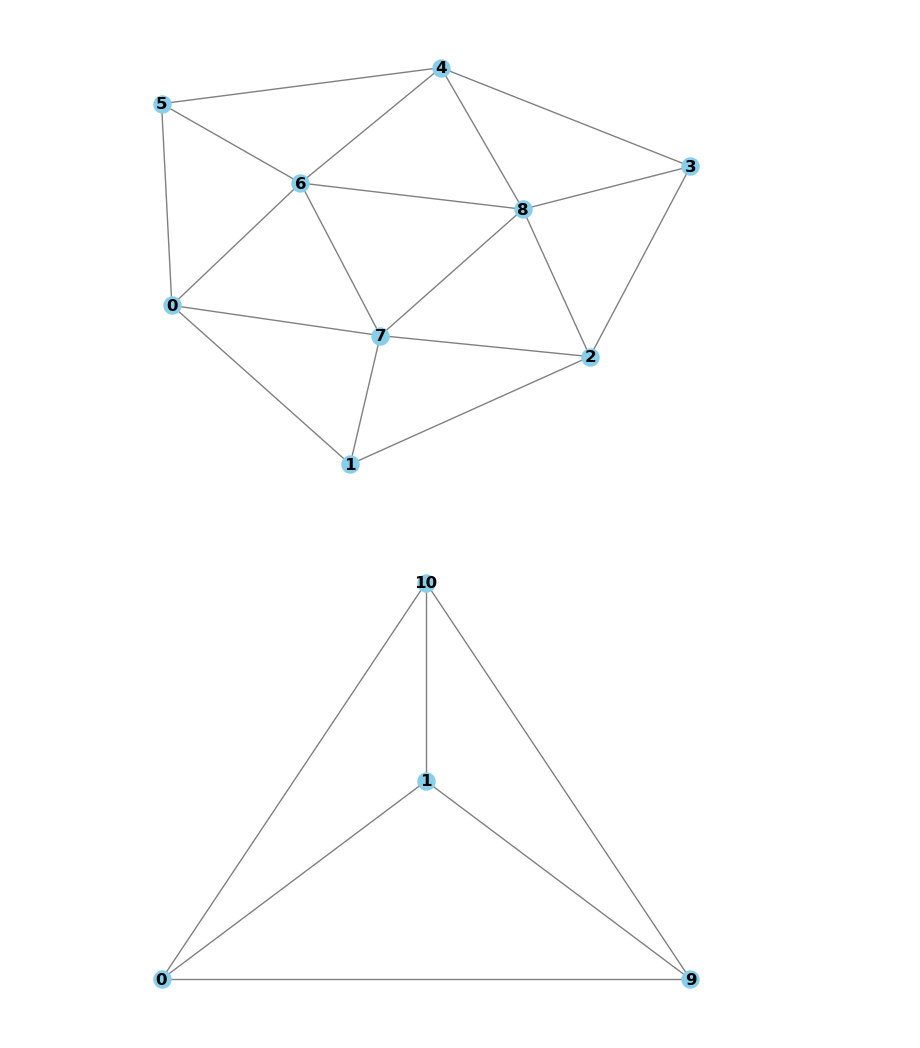
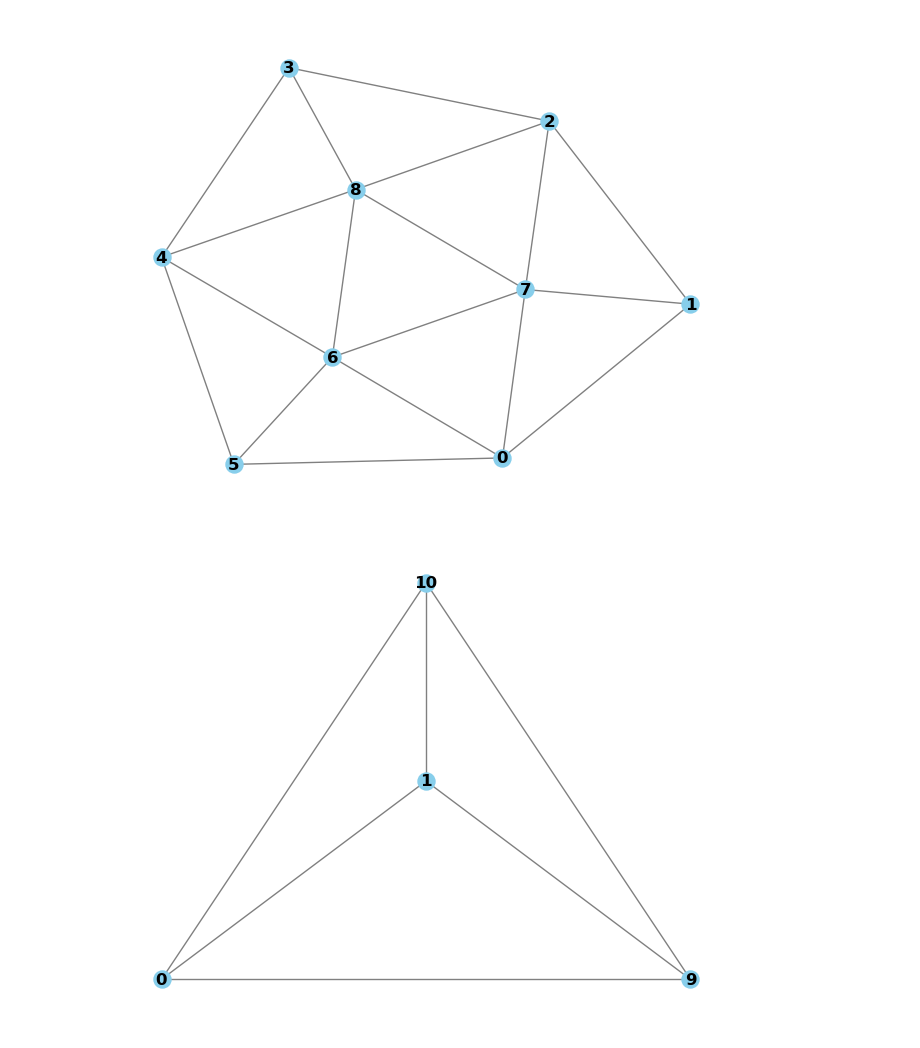
Before and after one commit to NikhilToram/2024Spr_finalproj, a Jupyter notebook: TestingNetworkx.ipynb, the cells around one changed output. Saved outputs shown, nothing was run; the diff lists cells and outputs as text; code cells hidden in the pictures.

```diff
--- a/TestingNetworkx.ipynb
+++ b/TestingNetworkx.ipynb
@@ -39,31 +39,31 @@ import math
 # %%
 G = nx.Graph()
 G.add_nodes_from(range(0,9))
 G.add_edge(0,1,length=2)
 G.add_edge(1,2,length=2)
 G.add_edge(2,3,length=2)
 G.add_edge(3,4,length=2)
 G.add_edge(4,5,length=2)
 G.add_edge(5,0,length=2)
 G.add_edge(5,6,length=0.726)
 G.add_edge(1,7,length=0.726)
 G.add_edge(3,8,length=0.726)
 G.add_edge(2,7,length=1.754)
 G.add_edge(0,7,length=1.754)
 G.add_edge(0,6,length=1.754)
 G.add_edge(4,6,length=1.754)
 G.add_edge(4,8,length=1.754)
 G.add_edge(8,2,length=1.754)
 G.add_edge(6,8,length=2.208)
 G.add_edge(7,8,length=2.208)
 G.add_edge(6,7,length=2.208)
 
-pos = nx.spring_layout(G)
+pos = nx.kamada_kawai_layout(G)
 nx.draw(G, pos, with_labels= True, node_color='skyblue', node_size=150, font_size=12, font_weight='bold', edge_color='gray')
 # nx.draw_networkx_edge_labels(G, pos)
 plt.show()
 # %% [output]
-[figure, old version]
+[figure, new version]
 # %%
 T1 = nx.Graph()
 T1.add_nodes_from([0, 1, 9, 10])
```
Also changed, not shown: parts of 10 cells of this notebook.
